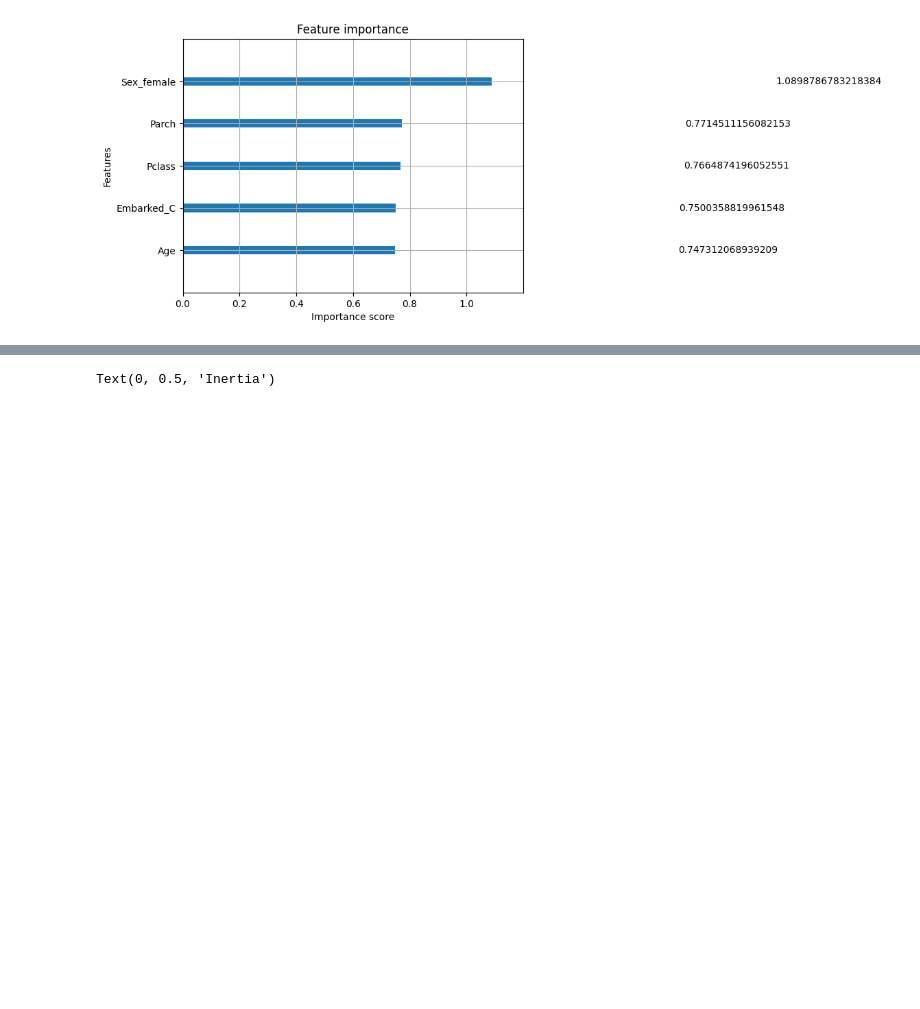
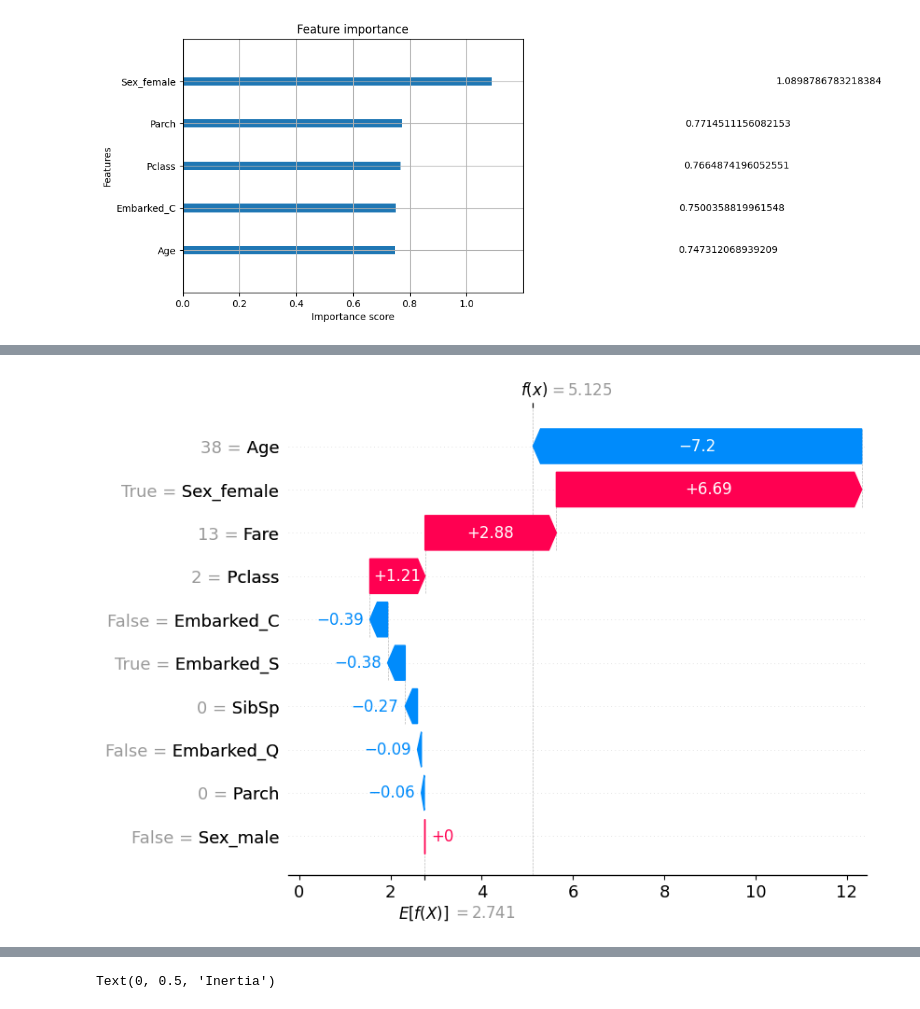
Before and after one commit to Rolando1708/Analisis_de_Aprendizaje_Estadistico, a Jupyter notebook: Parcial 4/TareaKMeansShap.ipynb, the cells around one changed output, grey strips where cells are left out. Drawn from its saved outputs; the diff is of its cells as text; code cells hidden in the pictures; blank space fills up the shorter version.

```diff
--- a/Parcial 4/TareaKMeansShap.ipynb
+++ b/Parcial 4/TareaKMeansShap.ipynb
@@ -124,0 +114,9 @@ shap.plots.waterfall(shap.Explanation(
+# %%
+shap.initjs()
+# Para visualizar shap individual con waterfall plot
+# input: shap.Explanation(values=shaps[0])
+shap.waterfall_plot(shap.Explanation(values=shap_values[0],
+                    base_values = explainer.expected_value,
+                    data=X_shap.iloc[0],
+                    feature_names= X_shap.keys()))
+# %% [output]
@@ -125,3 +124,4 @@ shap.plots.waterfall(shap.Explanation(
+[figure, added]
 # %%
 shap.summary_plot(shap_values, X_shap, plot_type="bar")
 # %% [output]
```
Also changed, not shown: parts of 13 cells of this notebook.
